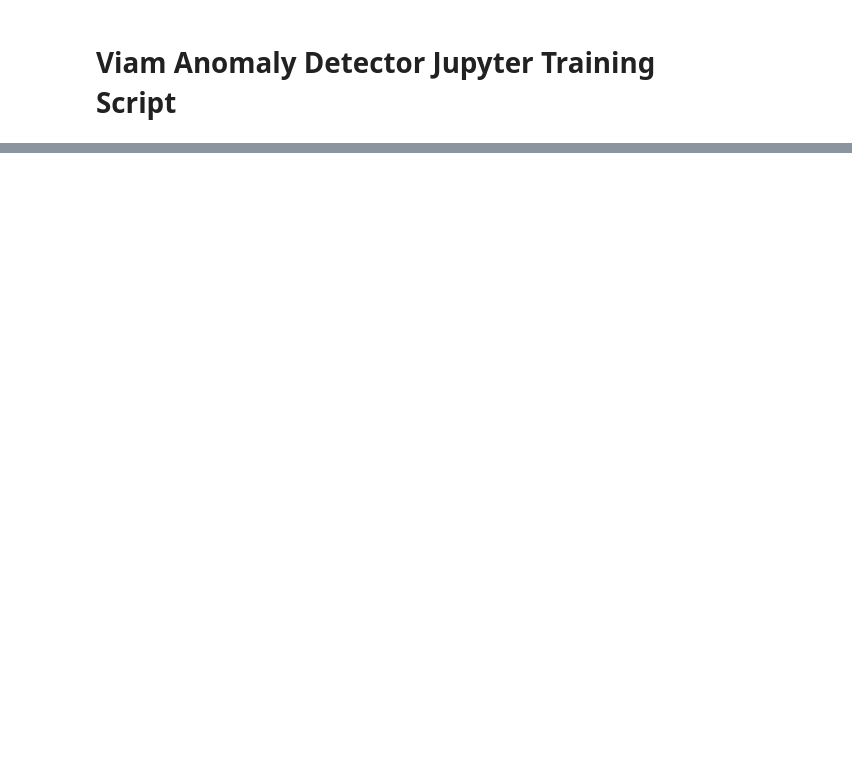
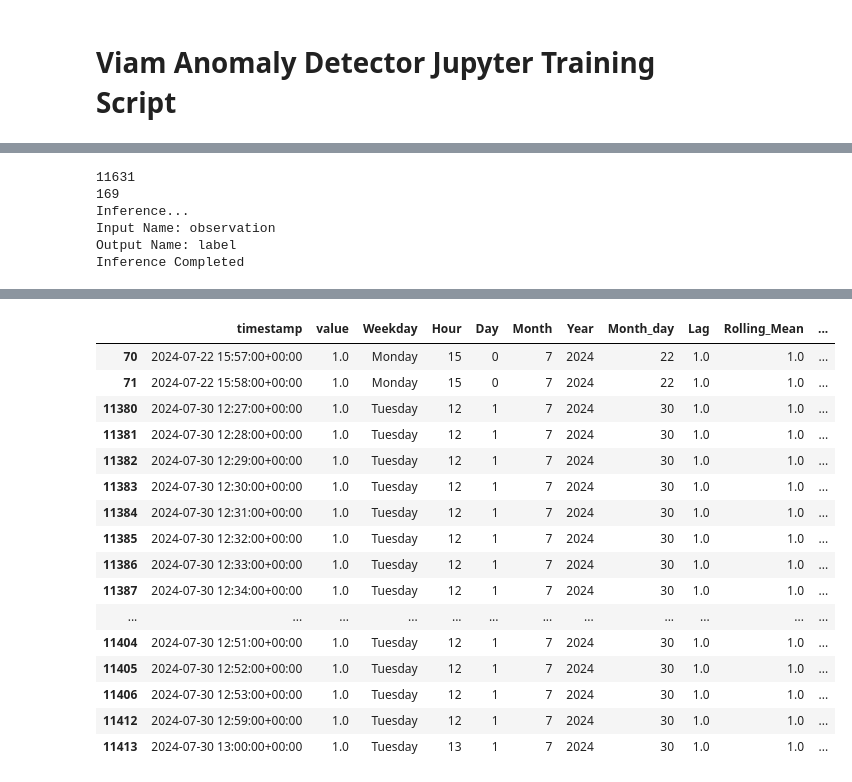
Before and after one commit to viam-soleng/anomaly-detector, a Jupyter notebook: training/AnomalyDetectorTraining.ipynb, the cells around one changed output, grey strips where cells are left out. Cells and saved outputs as stored; diff of their text form; code cells hidden in the pictures; blank space fills up the shorter version.

Commit message:
some data inspection features / visualizations added

```diff
--- a/training/AnomalyDetectorTraining.ipynb
+++ b/training/AnomalyDetectorTraining.ipynb
@@ -99,16 +115,15 @@ def loadCSV():
     print("CSV Loaded")
     return df
 # %%
-############################################################################################################
 # Feature Engineering
-############################################################################################################
 
 
 def featureEng(df: pd.DataFrame):
     logging.info("Feature Engineering...")
+
     # A variety of resamples which I may or may not use
     # TODO: Push down to the backend -> Agg. pipeline
-    df_sampled = df.set_index("timestamp").resample("5min").mean().reset_index()
+    # df_sampled = df.set_index("timestamp").resample("min").mean().reset_index()
     # df_sampled = df.set_index("timestamp").resample("h").mean().reset_index()
     # df_sampled = df.set_index("timestamp").resample("D").mean().reset_index()
     # df_sampled = df.set_index("timestamp").resample("W").mean().reset_index()
@@ -133,9 +148,8 @@ def featureEng(df: pd.DataFrame):
         DataFrame["Year"] = DataFrame["timestamp"].dt.year
         DataFrame["Month_day"] = DataFrame["timestamp"].dt.day
         DataFrame["Lag"] = DataFrame["value"].shift(1)
-        DataFrame["Rolling_Mean"] = DataFrame["value"].rolling(7, min_periods=1).mean()
+        DataFrame["Rolling_Mean"] = DataFrame["value"].rolling(3, min_periods=1).mean()
         DataFrame = DataFrame.dropna()
-    df_sampled.dropna(inplace=True)
     logging.info("Feature Engineering Completed")
     return df_sampled
 # %%
@@ -238,4 +249,5 @@ def inference(df: pd.DataFrame):
 # %%
-# Download the data
-training_data = await download()
-print(training_data)
+# Data Download
+raw_data = await download()
+save_to_csv(raw_data)
+print(raw_data[39:])
@@ -242,3 +269,7 @@ print(training_data)
 # %%
 # Feature Engineering
-df = featureEng(training_data)
+df = featureEng(raw_data)
+print(len(df))
+save_to_csv(df)
+df.dropna(inplace=True)
+print(len(df))
@@ -250,6 +322,18 @@ onx = fit_isolation_forest(df)
 with open(model_name, "wb") as f:
     f.write(onx.SerializeToString())
 # %%
-# Run inference on the training data
+# Validation
+inf = inference(df)
+result = (df
+             .assign(Outliers = inf['outlier'])
+             .assign(Score = inf['score'])
+            )
 
-inference(df)
+result[69:100]
+# %% [output]
+11631
+169
+Inference...
+Input Name: observation
+Output Name: label
+Inference Completed
@@ -255,0 +341,17 @@ inference(df)
+|  | timestamp | value | Weekday | Hour | Day | Month | Year | Month_day | Lag | Rolling_Mean | ... |
+| 70 | 2024-07-22 15:57:00+00:00 | 1.0 | Monday | 15 | 0 | 7 | 2024 | 22 | 1.0 | 1.0 | ... |
+| 71 | 2024-07-22 15:58:00+00:00 | 1.0 | Monday | 15 | 0 | 7 | 2024 | 22 | 1.0 | 1.0 | ... |
+| 11380 | 2024-07-30 12:27:00+00:00 | 1.0 | Tuesday | 12 | 1 | 7 | 2024 | 30 | 1.0 | 1.0 | ... |
+| 11381 | 2024-07-30 12:28:00+00:00 | 1.0 | Tuesday | 12 | 1 | 7 | 2024 | 30 | 1.0 | 1.0 | ... |
+| 11382 | 2024-07-30 12:29:00+00:00 | 1.0 | Tuesday | 12 | 1 | 7 | 2024 | 30 | 1.0 | 1.0 | ... |
+| 11383 | 2024-07-30 12:30:00+00:00 | 1.0 | Tuesday | 12 | 1 | 7 | 2024 | 30 | 1.0 | 1.0 | ... |
+| 11384 | 2024-07-30 12:31:00+00:00 | 1.0 | Tuesday | 12 | 1 | 7 | 2024 | 30 | 1.0 | 1.0 | ... |
+| 11385 | 2024-07-30 12:32:00+00:00 | 1.0 | Tuesday | 12 | 1 | 7 | 2024 | 30 | 1.0 | 1.0 | ... |
+| 11386 | 2024-07-30 12:33:00+00:00 | 1.0 | Tuesday | 12 | 1 | 7 | 2024 | 30 | 1.0 | 1.0 | ... |
+| 11387 | 2024-07-30 12:34:00+00:00 | 1.0 | Tuesday | 12 | 1 | 7 | 2024 | 30 | 1.0 | 1.0 | ... |
+| ... | ... | ... | ... | ... | ... | ... | ... | ... | ... | ... | ... |
+| 11404 | 2024-07-30 12:51:00+00:00 | 1.0 | Tuesday | 12 | 1 | 7 | 2024 | 30 | 1.0 | 1.0 | ... |
+| 11405 | 2024-07-30 12:52:00+00:00 | 1.0 | Tuesday | 12 | 1 | 7 | 2024 | 30 | 1.0 | 1.0 | ... |
+| 11406 | 2024-07-30 12:53:00+00:00 | 1.0 | Tuesday | 12 | 1 | 7 | 2024 | 30 | 1.0 | 1.0 | ... |
+| 11412 | 2024-07-30 12:59:00+00:00 | 1.0 | Tuesday | 12 | 1 | 7 | 2024 | 30 | 1.0 | 1.0 | ... |
+| 11413 | 2024-07-30 13:00:00+00:00 | 1.0 | Tuesday | 13 | 1 | 7 | 2024 | 30 | 1.0 | 1.0 | ... |
```
Also changed, not shown: parts of 18 cells of this notebook, 1 other file.
